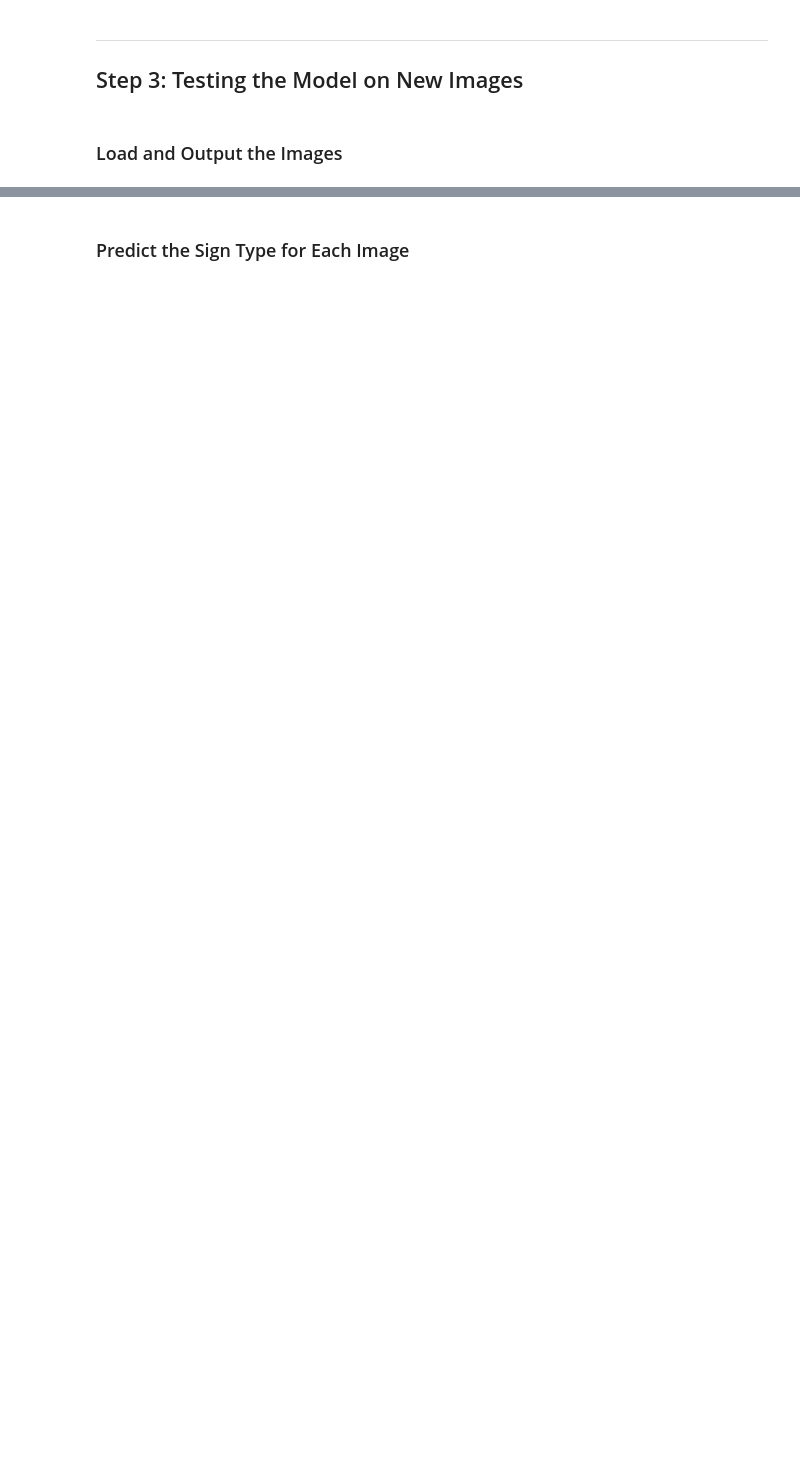
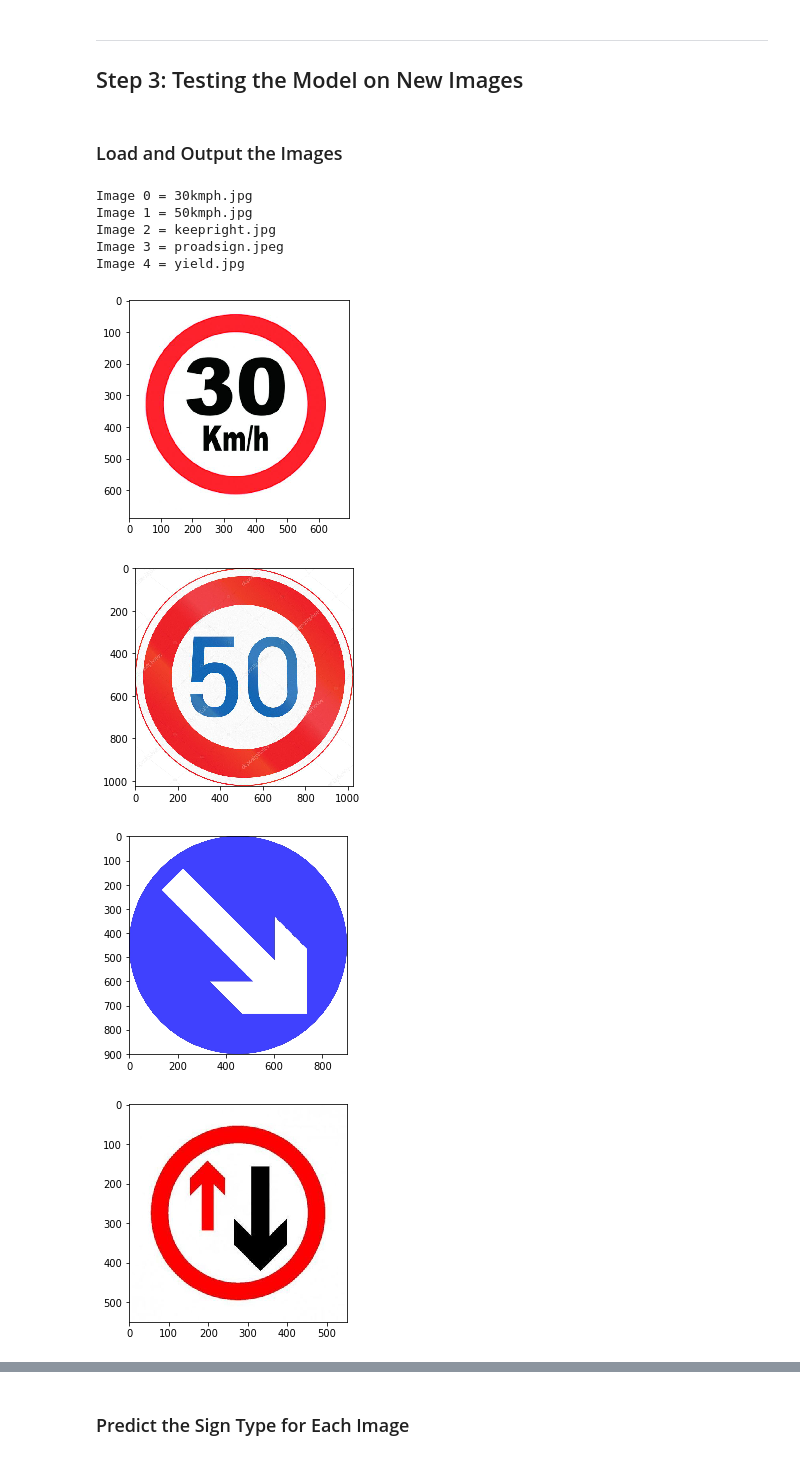
Before and after one commit to himakiran/CarND-Traffic-Sign-Classifier-Project, a Jupyter notebook: Traffic_Sign_Classifier.ipynb, the cells around one changed output, grey strips where cells are left out. Saved outputs shown, nothing was run; the diff lists cells and outputs as text; code cells hidden in the pictures; blank space fills up the shorter version.

```diff
--- a/Traffic_Sign_Classifier.ipynb
+++ b/Traffic_Sign_Classifier.ipynb
@@ -378,7 +378,7 @@ def LeNet(x):
     conv1_W = tf.Variable(tf.truncated_normal(shape=(5, 5, 3, 6), mean = mu, stddev = sigma))
     conv1_b = tf.Variable(tf.zeros(6))
     conv1   = tf.nn.conv2d(x, conv1_W, strides=[1, 1, 1, 1], padding='VALID') + conv1_b
-
+    conv1_var = conv1
     # SOLUTION: Activation.
     conv1 = tf.nn.relu(conv1)
 
@@ -389,7 +389,7 @@ def LeNet(x):
     conv2_W = tf.Variable(tf.truncated_normal(shape=(5, 5, 6, 16), mean = mu, stddev = sigma))
     conv2_b = tf.Variable(tf.zeros(16))
     conv2   = tf.nn.conv2d(conv1, conv2_W, strides=[1, 1, 1, 1], padding='VALID') + conv2_b
-
+    conv2_var = conv2
     # SOLUTION: Activation.
     conv2 = tf.nn.relu(conv2)
 
@@ -420,7 +420,7 @@ def LeNet(x):
     fc3_b  = tf.Variable(tf.zeros(43))
     logits = tf.matmul(fc2, fc3_W) + fc3_b
 
-    return logits
+    return logits,conv1_var,conv2_var
 # %% [markdown]
 ### One Hot encoding of labels
 # %%
@@ -434,7 +434,7 @@ one_hot_y = tf.one_hot(y, 43)
 
 rate = 0.001
 
-logits = LeNet(x)
+logits,conv1_var,conv2_var = LeNet(x)
 cross_entropy = tf.nn.softmax_cross_entropy_with_logits(labels=one_hot_y, logits=logits)
 loss_operation = tf.reduce_mean(cross_entropy)
 optimizer = tf.train.AdamOptimizer(learning_rate = rate)
@@ -502,22 +525,34 @@ with tf.Session() as sess:
 # %%
 import matplotlib.image as mpimg
 import scipy.misc as scms
+import numpy as np
+import matplotlib.pyplot as plt
 
 # Web Images
 no_of_img = 5
-X_test_web = np.zeros((n_images_web,32,32,3),dtype=np.uint8)
+X_test_web = np.zeros((no_of_img,32,32,3),dtype=np.uint8)
 dir = 'web_images/'
 names = ['30kmph.jpg',\
          '50kmph.jpg',\
          'keepright.jpg',\
-         'proadsign.jpg',\
+         'proadsign.jpeg',\
          'yield.jpg']
 y_test_web = np.array([1,2,38,12,13])
 for name,i in zip(names,range(0,5)):
     image = mpimg.imread(dir+name)
     print("Image {} = {}".format(i,name))
     plt.figure()
     plt.imshow(image)
     # Resize to 32x32 and store in the array of test data
     resized_image = scms.imresize(image,(32,32,3))
     X_test_web[i] = resized_image
+# %% [output]
+Image 0 = 30kmph.jpg
+Image 1 = 50kmph.jpg
+Image 2 = keepright.jpg
+Image 3 = proadsign.jpeg
+Image 4 = yield.jpg
+[figure, added]
+[figure, added]
+[figure, added]
+[figure, added]
```
Also changed, not shown: parts of 12 cells of this notebook, 2 other files.
